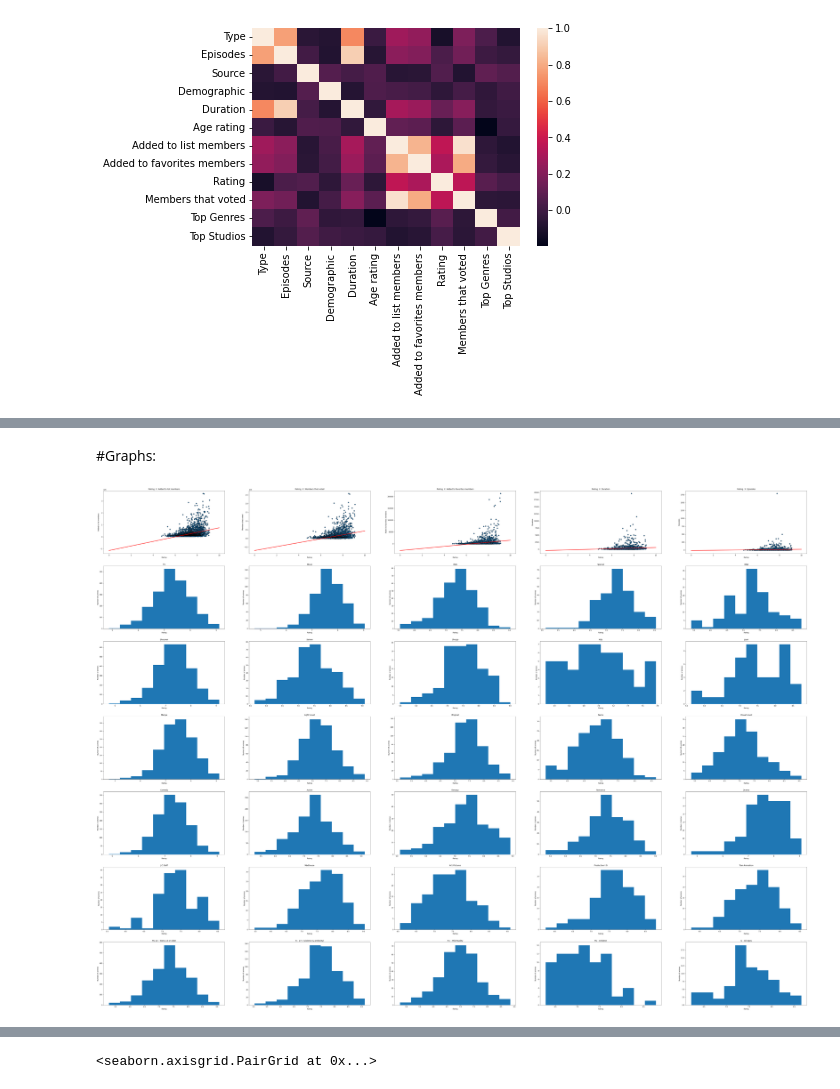
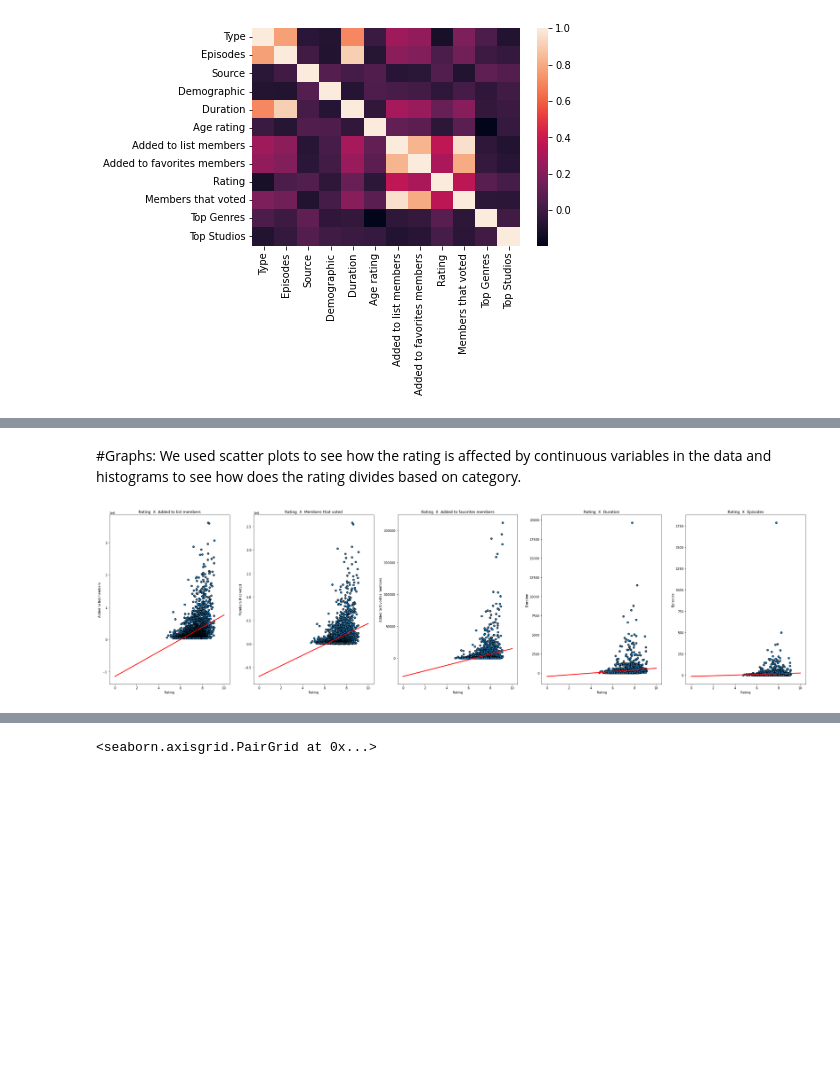
Before and after one commit to roeelq323/Anime-Rating-Project, a Jupyter notebook: Anime_Rating.ipynb, the cells around one changed output, grey strips where cells are left out. Saved outputs shown, nothing was run; the diff lists cells and outputs as text; code cells hidden in the pictures; blank space fills up the shorter version.

```diff
--- a/Anime_Rating.ipynb
+++ b/Anime_Rating.ipynb
@@ -448,44 +477,35 @@ df_numeric.corr("spearman")
 | Members that voted | 0.188087 | 0.151450 | -0.083670 | 0.022932 | 0.216376 | 0.086462 | 0.966385 | ... |
 | Top Genres | 0.047355 | 0.001927 | 0.104068 | -0.041763 | -0.032975 | -0.193613 | -0.046955 | ... |
 | Top Studios | -0.085891 | -0.026377 | 0.062955 | 0.011141 | -0.009388 | -0.025546 | -0.082199 | ... |
-# %% [markdown]
-#Graphs:
+# %% [markdown]
+#Graphs:
+We used scatter plots to see how the rating is affected by continuous variables in the data and histograms to see how does the rating divides based on category.
 # %%
+df_numeric = pd.read_csv('/content/drive/MyDrive/Project Anime Rating/anime_list_no_outliars.csv') #roee path
 #builds a scatter plot with regression line:
 def scatter_creator(df,p1,p2,ax):
   ax.scatter(df[p1],df[p2], edgecolor="k")
   b, a = np.polyfit(df[p1], df[p2], deg=1)
   xseq = np.linspace(0, 10, num=100)
   ax.plot(xseq, a + b * xseq, color="r", lw=2.5);
   ax.set_xlabel(p1)
   ax.set_ylabel(p2)
   ax.set_title(p1 + '  X  ' + p2)
 
 #builds a histogram:
 def hist_creator(df,p1,p2,line,ax):
   top_values=df[p2].value_counts().index
   for i in range(5):
     ax[line,i].hist(df[df[p2] == top_values[i]][p1])
     ax[line,i].set_xlabel(p1)
     ax[line,i].set_ylabel('Number of animes')
-    ax[line,i].set_title(top_values[i])
+    ax[line,i].set_title(top_values[i] +" (" + p2 +")")
 
-fig , axes = plt.subplots(7,5 , figsize=(80,60))
-scatter_creator(df_numeric,'Rating', 'Added to list members',axes[0,0])
-scatter_creator(df_numeric,'Rating', 'Members that voted',axes[0,1])
-scatter_creator(df_numeric,'Rating', 'Added to favorites members',axes[0,2])
-scatter_creator(df_numeric,'Rating', 'Duration',axes[0,3])
-scatter_creator(df_numeric,'Rating', 'Episodes',axes[0,4])
-hist_creator(df_cat,'Rating','Type',1,axes)
-hist_creator(df_cat,'Rating','Demographic',2,axes)
-hist_creator(df_cat,'Rating','Source',3,axes)
-hist_creator(df_cat,'Rating','Top Genres',4,axes)
-hist_creator(df_cat,'Rating','Top Studios',5,axes)
-hist_creator(df_cat,'Rating','Age rating',6,axes)
-
-
-# sns.pairplot(df2[['Rating' , 'Added to list members' , 'Added to favorites members' , 'Members that voted' , 'Duration']])
-
-# sns.boxplot(df2['Members that voted'], whis=3)
+fig , axes = plt.subplots(1,5 , figsize=(40,10))
+scatter_creator(df_numeric,'Rating', 'Added to list members',axes[0])
+scatter_creator(df_numeric,'Rating', 'Members that voted',axes[1])
+scatter_creator(df_numeric,'Rating', 'Added to favorites members',axes[2])
+scatter_creator(df_numeric,'Rating', 'Duration',axes[3])
+scatter_creator(df_numeric,'Rating', 'Episodes',axes[4])
 # %% [output]
-[figure, old version]
+[figure, new version]
```
Also changed, not shown: parts of 20 cells of this notebook.
